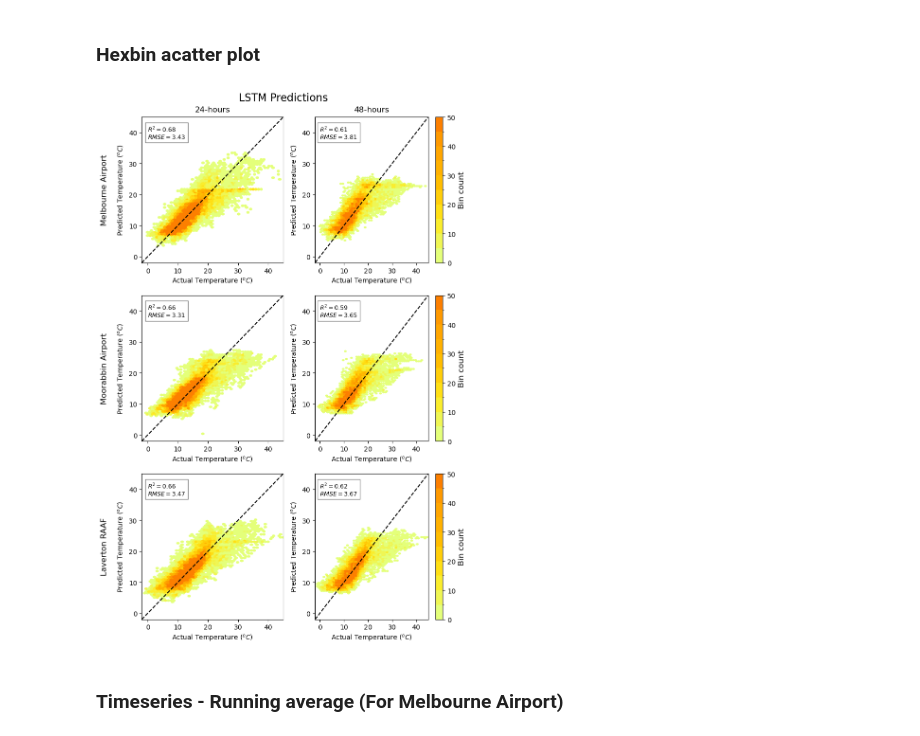
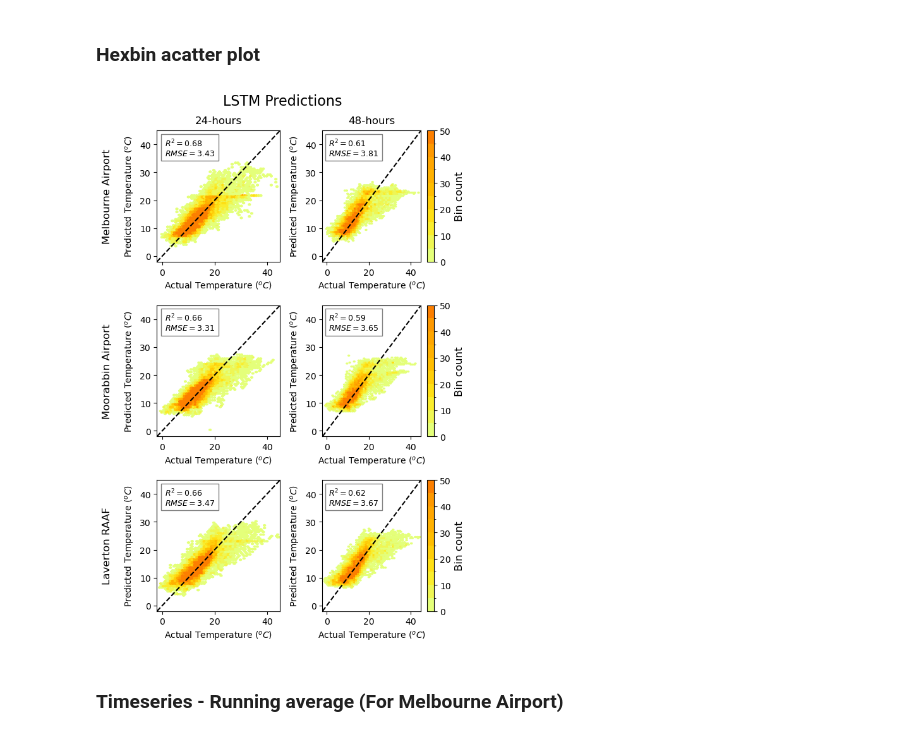
Before and after one commit to vihanw/UrbanWeatherPrediction, a Jupyter notebook: Model_Output_Analysis.ipynb, the cells around one changed output. Drawn from its saved outputs; the diff is of its cells as text; code cells hidden in the pictures.

Commit message:
Updated plots for report

```diff
--- a/Model_Output_Analysis.ipynb
+++ b/Model_Output_Analysis.ipynb
@@ -98,7 +98,7 @@ plt.show()
 # Get station list
 stations = list(aws_locations.keys())
 
-fig, axes = plt.subplots(nrows=len(stations), ncols=2, figsize=(8, 12))
+fig, axes = plt.subplots(nrows=len(stations), ncols=2, figsize=(6, 9))
 
 idx = 0
 
@@ -134,7 +134,7 @@ for s in range(len(stations)):
     axes[idx, 0].set_xlim(-2, 45)
     axes[idx, 0].set_ylim(-2, 45)
     eval_string = f"$R^2={np.round(r2_24,2)}$ \n$RMSE={np.round(mse_24,2)}$"
-    axes[idx, 0].text(0,38,eval_string, fontsize=9, bbox=dict(facecolor='white', alpha=0.5, edgecolor='black'))
+    axes[idx, 0].text(1,36,eval_string, fontsize=9, bbox=dict(facecolor='white', alpha=0.5, edgecolor='black'))
 
     hb = axes[idx, 1].hexbin(obs_48, preds_48, gridsize=50, cmap=cmap, mincnt=1, norm=norm)
     # cb = fig.colorbar(hb, ax=axes[idx,1], cmap=cmap, spacing='uniform', norm=norm)
@@ -146,7 +146,7 @@ for s in range(len(stations)):
     axes[idx, 1].set_xlim(-2, 45)
     axes[idx, 1].set_ylim(-2, 45)
     eval_string = f"$R^2={np.round(r2_48,2)}$ \n$RMSE={np.round(mse_48,2)}$"
-    axes[idx, 1].text(0,38,eval_string, fontsize=9, bbox=dict(facecolor='white', alpha=0.5, edgecolor='black'))
+    axes[idx, 1].text(1,36,eval_string, fontsize=9, bbox=dict(facecolor='white', alpha=0.5, edgecolor='black'))
 
     idx += 1
 
@@ -161,7 +161,7 @@ for ax, row in zip(axes[:,0], stations):
                 xycoords=ax.yaxis.label, textcoords='offset points',
                 size='large', ha='right', va='center', rotation=90)
 
-fig.suptitle(f"Feed-Forward Predictions", fontsize=16)
+fig.suptitle(f"Feed-Forward Predictions", fontsize=14)
 fig.tight_layout()
 fig.savefig(f'{out_dir}feed_forward_performance_hexbin.png', dpi=500)
 plt.show()
@@ -337,7 +337,7 @@ plt.show()
 # Get station list
 stations = list(aws_locations.keys())
 
-fig, axes = plt.subplots(nrows=len(stations), ncols=2, figsize=(8, 12))
+fig, axes = plt.subplots(nrows=len(stations), ncols=2, figsize=(6, 9))
 
 idx = 0
 
@@ -376,39 +376,39 @@ for s in range(len(stations)):
     axes[idx, 0].set_xlim(-2, 45)
     axes[idx, 0].set_ylim(-2, 45)
     eval_string = f"$R^2={np.round(r2_24,2)}$ \n$RMSE={np.round(mse_24,2)}$"
-    axes[idx, 0].text(0,38,eval_string, fontsize=9, bbox=dict(facecolor='white', alpha=0.5, edgecolor='black'))
+    axes[idx, 0].text(1,36,eval_string, fontsize=9, bbox=dict(facecolor='white', alpha=0.5, edgecolor='black'))
 
     hb = axes[idx, 1].hexbin(obs_48, preds_48, gridsize=50, cmap=cmap, mincnt=1, norm=norm)
     # cb = fig.colorbar(hb, ax=axes[idx,1], cmap=cmap, spacing='uniform', norm=norm)
     # cb.ax.tick_params(labelsize=12)
     # cb.set_label(label='Bin count', fontsize=12)
     axes[idx, 1].plot([-2, 45],[-2, 45], 'k--')
     axes[idx, 1].set_ylabel("Predicted Temperature ($^oC$)")
     axes[idx, 1].set_xlabel("Actual Temperature ($^oC$)")
     axes[idx, 1].set_xlim(-2, 45)
     axes[idx, 1].set_ylim(-2, 45)
     eval_string = f"$R^2={np.round(r2_48,2)}$ \n$RMSE={np.round(mse_48,2)}$"
-    axes[idx, 1].text(0,38,eval_string, fontsize=9, bbox=dict(facecolor='white', alpha=0.5, edgecolor='black'))
+    axes[idx, 1].text(1,36,eval_string, fontsize=9, bbox=dict(facecolor='white', alpha=0.5, edgecolor='black'))
 
     idx += 1
 
 cols = ['24-hours', '48-hours']
 for ax, col in zip(axes[0], cols):
     ax.annotate(col, xy=(0.5, 1), xytext=(0, 8),
                 xycoords='axes fraction', textcoords='offset points',
                 size='large', ha='center', va='baseline')
 
 for ax, row in zip(axes[:,0], stations):
     ax.annotate(row, xy=(0, 0.5), xytext=(-ax.yaxis.labelpad - 10, 0),
                 xycoords=ax.yaxis.label, textcoords='offset points',
                 size='large', ha='right', va='center', rotation=90)
 
-fig.suptitle(f"LSTM Predictions", fontsize=16)
+fig.suptitle(f"LSTM Predictions", fontsize=14)
 fig.tight_layout()
 fig.savefig(f'{out_dir}lstm_performance_hexbin.png', dpi=500)
 plt.show()
 # %% [output]
-[figure, old version]
+[figure, new version]
 # %% [markdown]
 ### Timeseries - Running average (For Melbourne Airport)
 # %%
```
Also changed, not shown: parts of 3 cells of this notebook, 4 other files.
